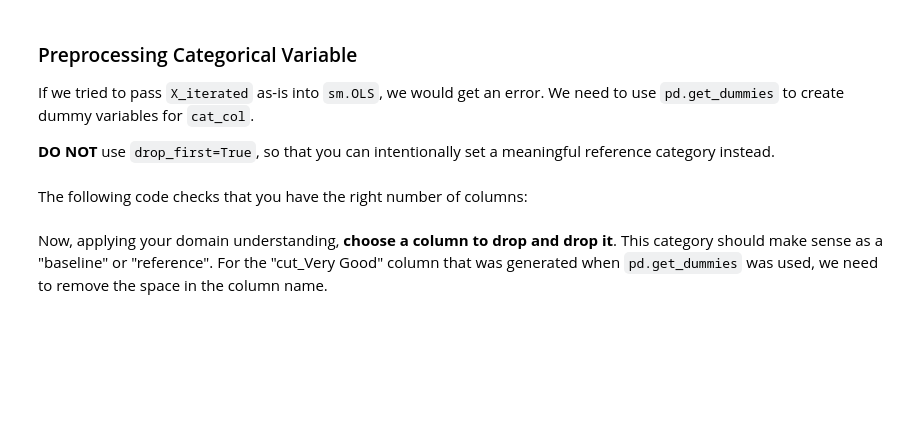
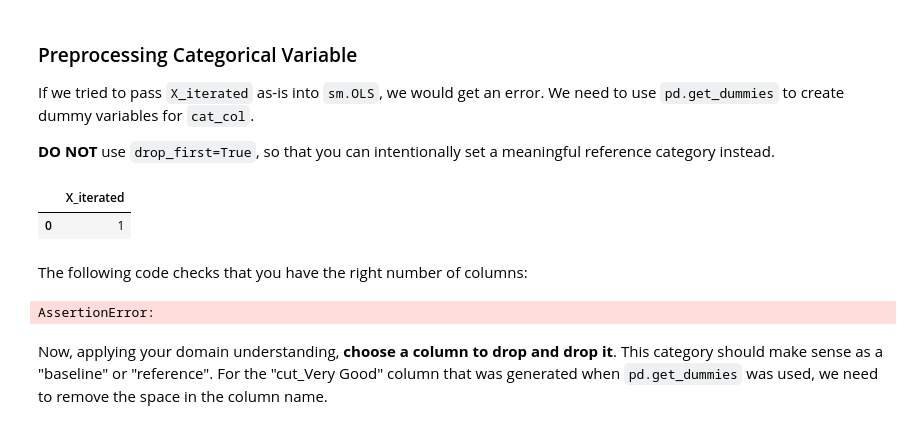
Before and after one commit to celestineolewe/dsc-multiple-regression-cumulative-lab, a Jupyter notebook: index.ipynb, the cells around one changed output. Drawn from its saved outputs; the diff is of its cells as text; code cells hidden in the pictures; blank space fills up the shorter version.

```diff
--- a/index.ipynb
+++ b/index.ipynb
@@ -256,7 +280,7 @@ for index, feature in enumerate(categorical_features):
 Identify the name of the categorical predictor column you want to use in your model below. The choice here is more open-ended than choosing the numeric predictor above -- choose something that will be interpretable in a final model, and where the different categories seem to have an impact on the price.
 # %%
 # Replace None with appropriate code
-cat_col = None
+cat_col = 'color'
 # %% [markdown]
 The following code checks that you specified a column correctly:
 # %%
@@ -284,9 +322,12 @@ If we tried to pass `X_iterated` as-is into `sm.OLS`, we would get an error. We
 # %%
 # Replace None with appropriate code
 
 # Use pd.get_dummies to one-hot encode the categorical column in X_iterated
-X_iterated = None
+X_iterated =  pd.get_dummies(X_iterated)
 X_iterated
+# %% [output]
+|  | X_iterated |
+| 0 | 1 |
 # %% [markdown]
 The following code checks that you have the right number of columns:
 # %%
@@ -302,6 +343,8 @@ valid_col_nums = diamonds.select_dtypes("object").nunique() + 1
 # Check that there are the correct number of columns
 # (if this crashes, make sure you did not use `drop_first=True`)
 assert X_iterated.shape[1] in valid_col_nums.values
+# %% [output]
+AssertionError:
 # %% [markdown]
 Now, applying your domain understanding, **choose a column to drop and drop it**. This category should make sense as a "baseline" or "reference". For the "cut_Very Good" column that was generated when `pd.get_dummies` was used, we need to remove the space in the column name.
 # %%
```
Also changed, not shown: parts of 8 cells of this notebook.
